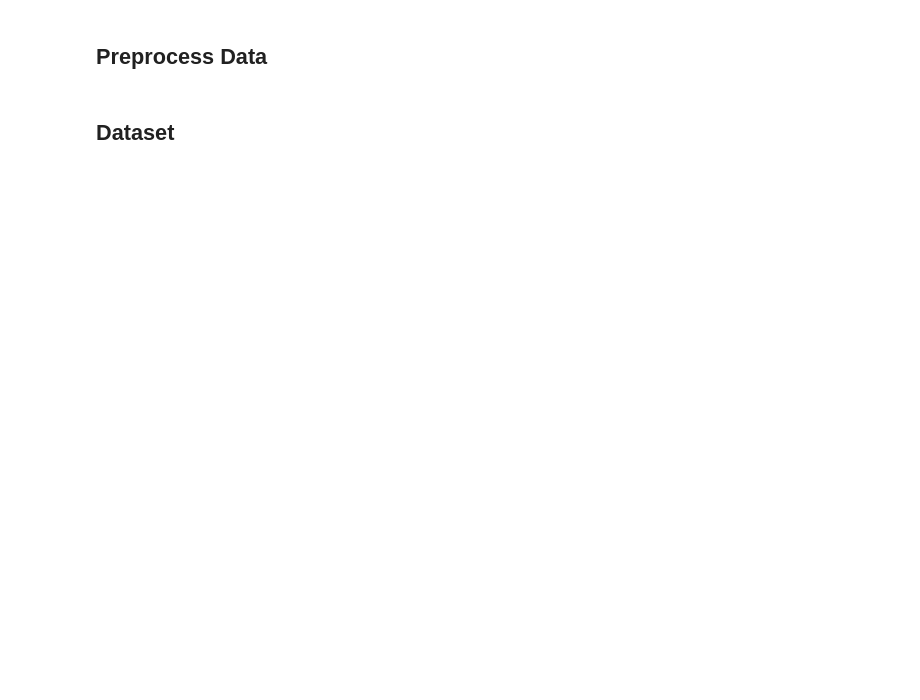
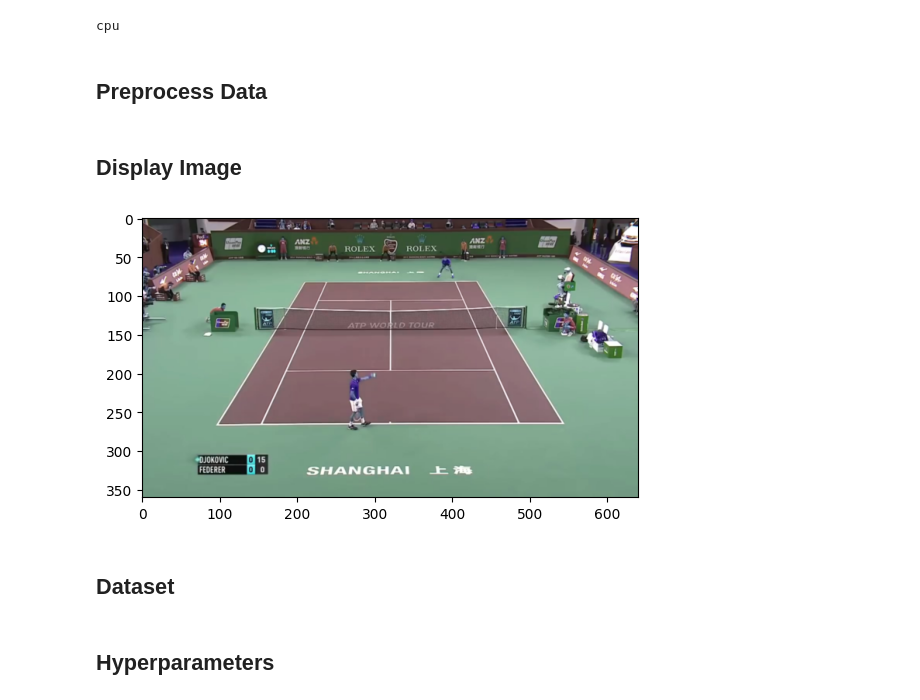
Before and after one commit to Colliquake/TrackNet, a Jupyter notebook: TennisNet.ipynb, the cells around one changed output. Drawn from its saved outputs; the diff is of its cells as text; code cells hidden in the pictures; blank space fills up the shorter version.

```diff
--- a/TennisNet.ipynb
+++ b/TennisNet.ipynb
@@ -1,4 +12,30 @@
+# %%
+device = torch.device('cuda' if torch.cuda.is_available() else 'cpu')
+print(device)
+# %% [output]
+cpu
 # %% [markdown]
 ## Preprocess Data
+# %% [markdown]
+## Display Image
+# %%
+def display_image(inp_tensor, img_pos=0):
+    """
+    img_pos of 0 will get the middle image. img_pos -1 will get the img BEFORE the middle img, 1 will get the img AFTER the middle img, and so on.
+    inp_tensor will be of shape [c, h, w]
+    """
+    num_channels = inp_tensor.shape[0]
+    num_imgs = num_channels // 3
+    middle_idx = num_imgs - 1 - (num_imgs // 2)
+    selected_idx = middle_idx + img_pos
+
+    img = inp_tensor[3*selected_idx:3*selected_idx+3]
+    img = torch.permute(img, (1, 2, 0))
+    img = img[:, :, [2, 1, 0]]
+    plt.imshow(img)
+# %%
+display_image(first_three[0], 0)
+# %% [output]
+[figure, added]
 # %% [markdown]
 ## Dataset
@@ -83,0 +120,2 @@ class TennisDataset(Dataset):
+# %% [markdown]
+## Hyperparameters
```
Also changed, not shown: parts of 23 cells of this notebook.
